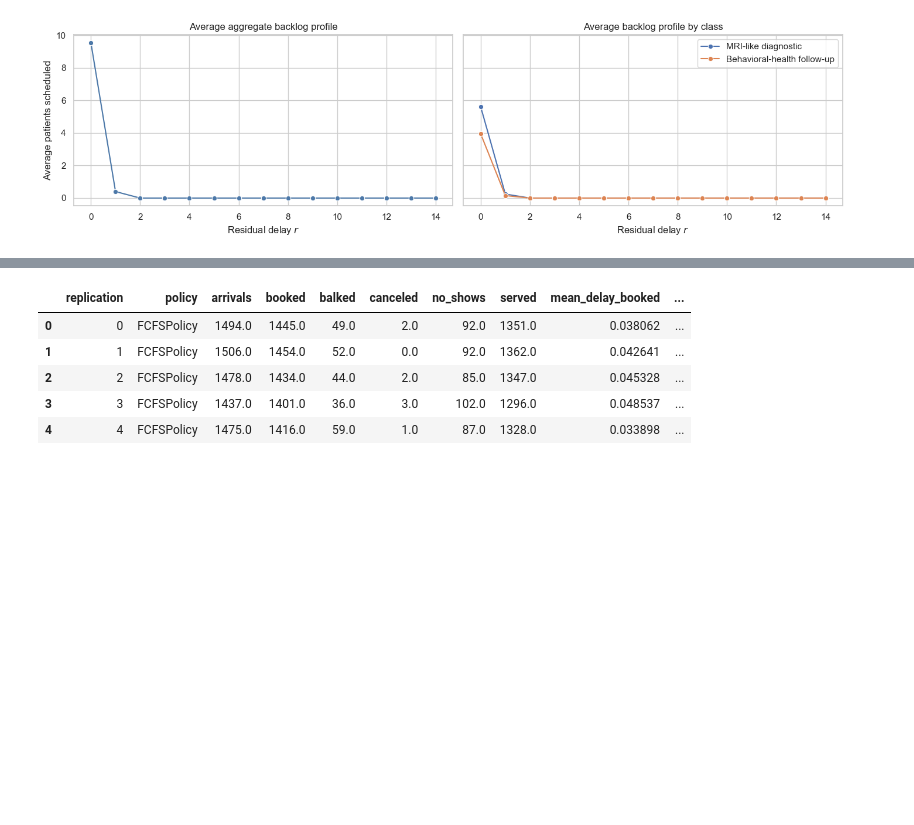
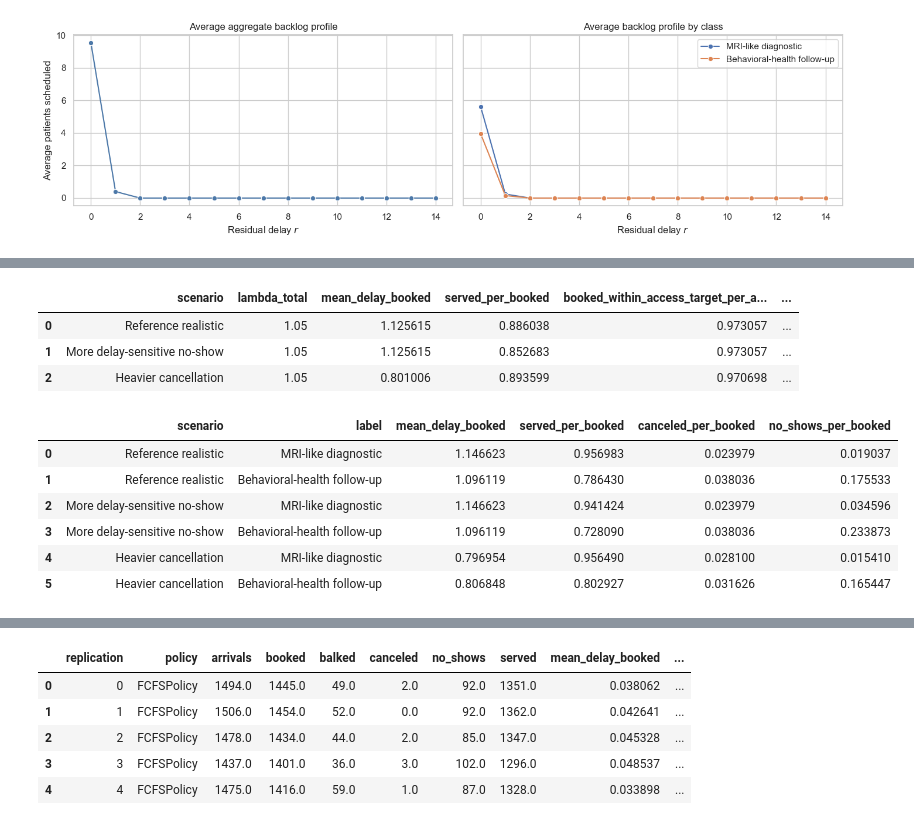
Before and after one commit to alexandre-sdd/research_cuimc_queuing, a Jupyter notebook: Notebooks/simulation.ipynb, the cells around one changed output, grey strips where cells are left out. Drawn from its saved outputs; the diff is of its cells as text; code cells hidden in the pictures; blank space fills up the shorter version.

```diff
--- a/Notebooks/simulation.ipynb
+++ b/Notebooks/simulation.ipynb
@@ -492,0 +582,28 @@ plt.tight_layout()
+# %%
+showcase_aggregate, showcase_by_class, showcase_results = run_showcase_scenarios(
+    total_lambda=SHOWCASE_LAMBDA
+)
+
+display(showcase_aggregate)
+display(
+    showcase_by_class[[
+        'scenario',
+        'label',
+        'mean_delay_booked',
+        'served_per_booked',
+        'canceled_per_booked',
+        'no_shows_per_booked',
+    ]]
+)
+# %% [output]
+|  | scenario | lambda_total | mean_delay_booked | served_per_booked | booked_within_access_target_per_a... | ... |
+| 0 | Reference realistic | 1.05 | 1.125615 | 0.886038 | 0.973057 | ... |
+| 1 | More delay-sensitive no-show | 1.05 | 1.125615 | 0.852683 | 0.973057 | ... |
+| 2 | Heavier cancellation | 1.05 | 0.801006 | 0.893599 | 0.970698 | ... |
+|  | scenario | label | mean_delay_booked | served_per_booked | canceled_per_booked | no_shows_per_booked |
+| 0 | Reference realistic | MRI-like diagnostic | 1.146623 | 0.956983 | 0.023979 | 0.019037 |
+| 1 | Reference realistic | Behavioral-health follow-up | 1.096119 | 0.786430 | 0.038036 | 0.175533 |
+| 2 | More delay-sensitive no-show | MRI-like diagnostic | 1.146623 | 0.941424 | 0.023979 | 0.034596 |
+| 3 | More delay-sensitive no-show | Behavioral-health follow-up | 1.096119 | 0.728090 | 0.038036 | 0.233873 |
+| 4 | Heavier cancellation | MRI-like diagnostic | 0.796954 | 0.956490 | 0.028100 | 0.015410 |
+| 5 | Heavier cancellation | Behavioral-health follow-up | 0.806848 | 0.802927 | 0.031626 | 0.165447 |
```
Also changed, not shown: parts of 8 cells of this notebook, 1 other file.
